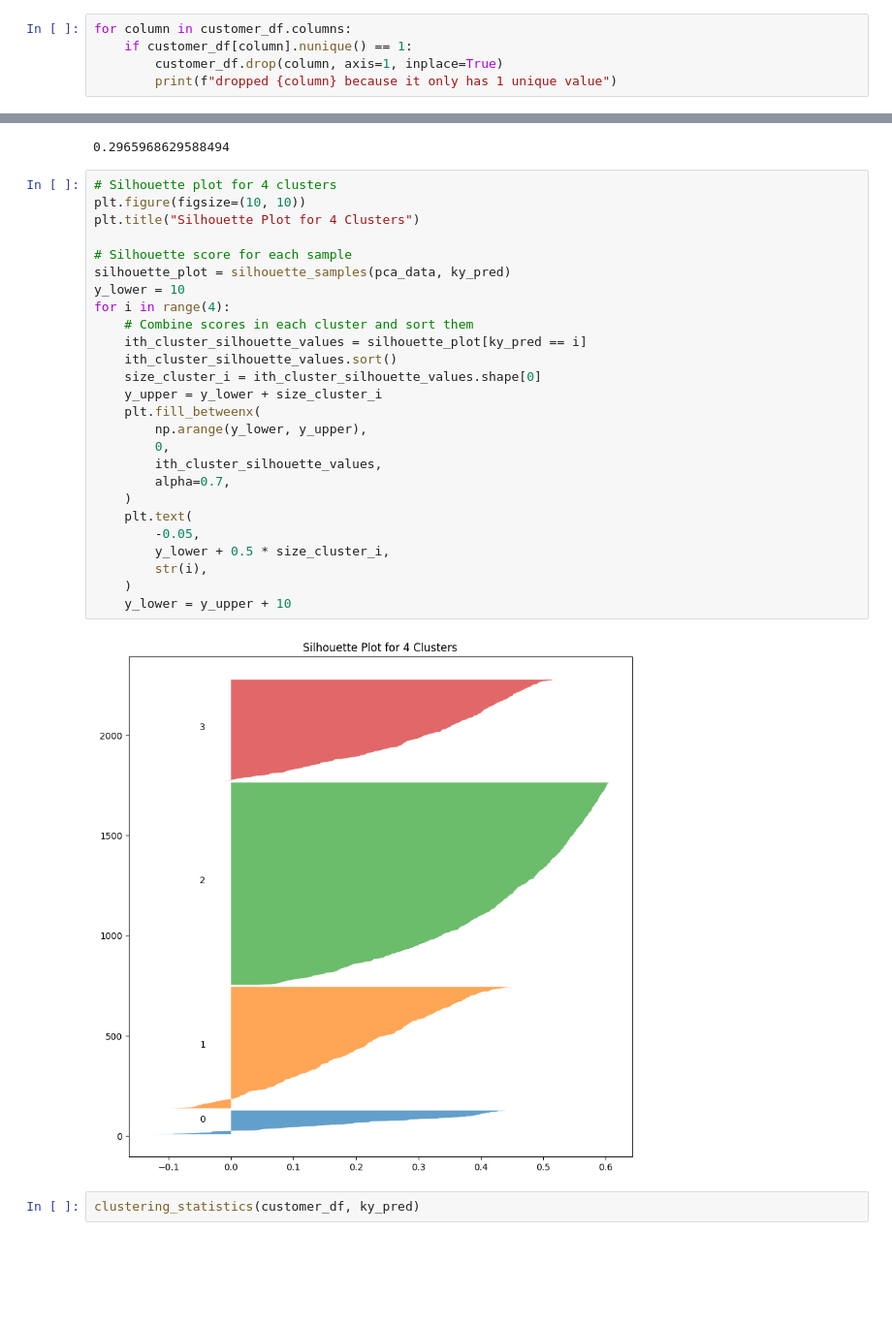
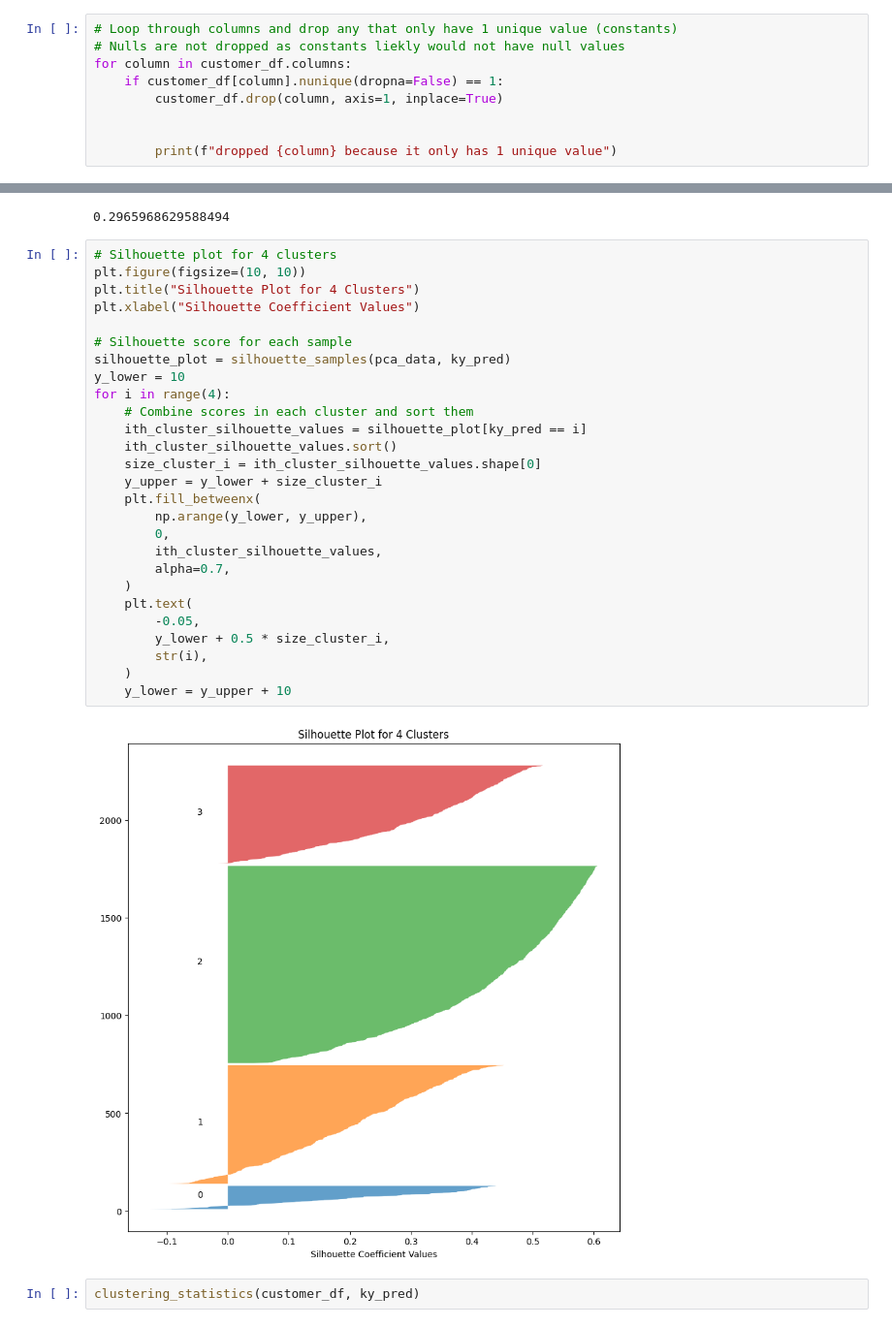
Before and after one commit to Mattcalcaterra/si618classwork, a Jupyter notebook: homework/SI_618_Homework_06.ipynb, the cells around one changed output, grey strips where cells are left out. Shown at 97% size. Drawn from its saved outputs; the diff is of its cells as text; blank space fills up the shorter version.

```diff
--- a/homework/SI_618_Homework_06.ipynb
+++ b/homework/SI_618_Homework_06.ipynb
@@ -292,9 +292,13 @@ The distributions are all skewed to the right. Web, Catalogue, and Deals purchas
 # %% [markdown]
 ## Task 2 (1 point): Drop all columns that have constant values.
 # %%
+# Loop through columns and drop any that only have 1 unique value (constants)
+# Nulls are not dropped as constants liekly would not have null values
 for column in customer_df.columns:
-    if customer_df[column].nunique() == 1:
+    if customer_df[column].nunique(dropna=False) == 1:
         customer_df.drop(column, axis=1, inplace=True)
+
+
         print(f"dropped {column} because it only has 1 unique value")
 # %% [output]
 dropped z_costcontact because it only has 1 unique value
@@ -783,31 +801,32 @@ silhouette_score(pca_data, y_pred)
 # %%
 # Silhouette plot for 4 clusters
 plt.figure(figsize=(10, 10))
 plt.title("Silhouette Plot for 4 Clusters")
+plt.xlabel("Silhouette Coefficient Values")
 
 # Silhouette score for each sample
 silhouette_plot = silhouette_samples(pca_data, ky_pred)
 y_lower = 10
 for i in range(4):
     # Combine scores in each cluster and sort them
     ith_cluster_silhouette_values = silhouette_plot[ky_pred == i]
     ith_cluster_silhouette_values.sort()
     size_cluster_i = ith_cluster_silhouette_values.shape[0]
     y_upper = y_lower + size_cluster_i
     plt.fill_betweenx(
         np.arange(y_lower, y_upper),
         0,
         ith_cluster_silhouette_values,
         alpha=0.7,
     )
     plt.text(
         -0.05,
         y_lower + 0.5 * size_cluster_i,
         str(i),
     )
     y_lower = y_upper + 10
 # %% [output]
-[figure, old version]
+[figure, new version]
 # %%
 clustering_statistics(customer_df, ky_pred)
 # %% [output]
```
Also changed, not shown: parts of 6 cells of this notebook.
